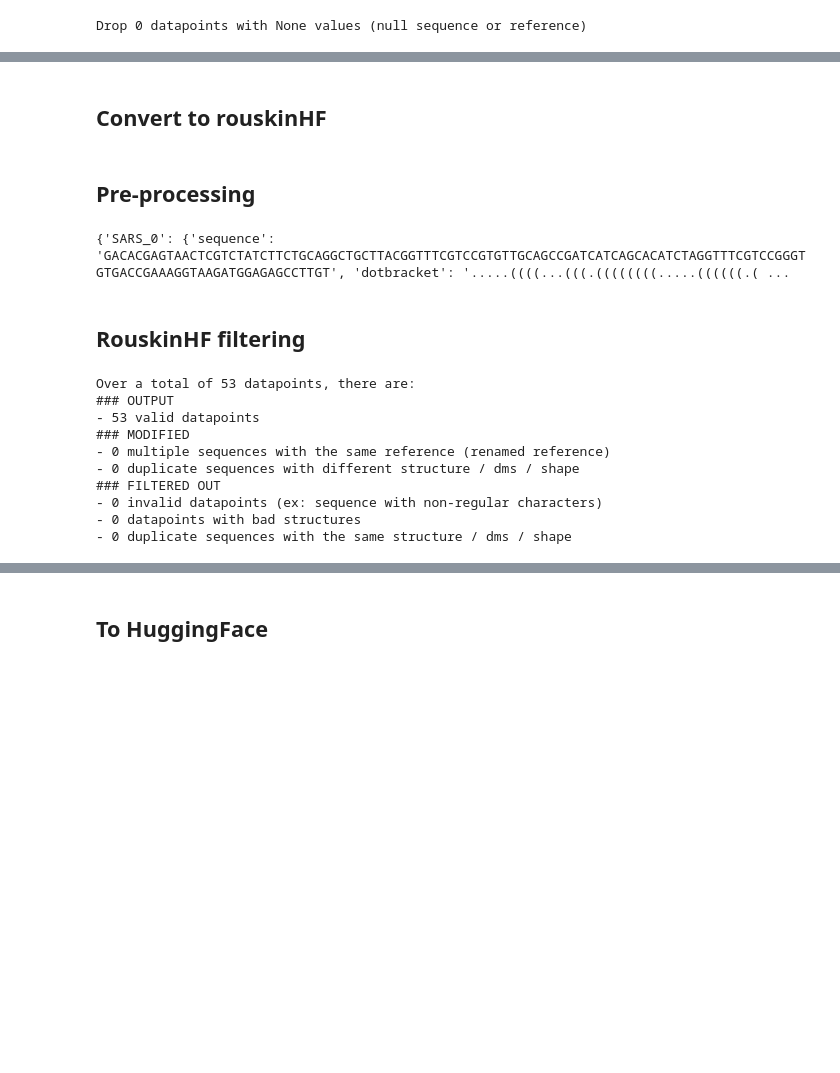
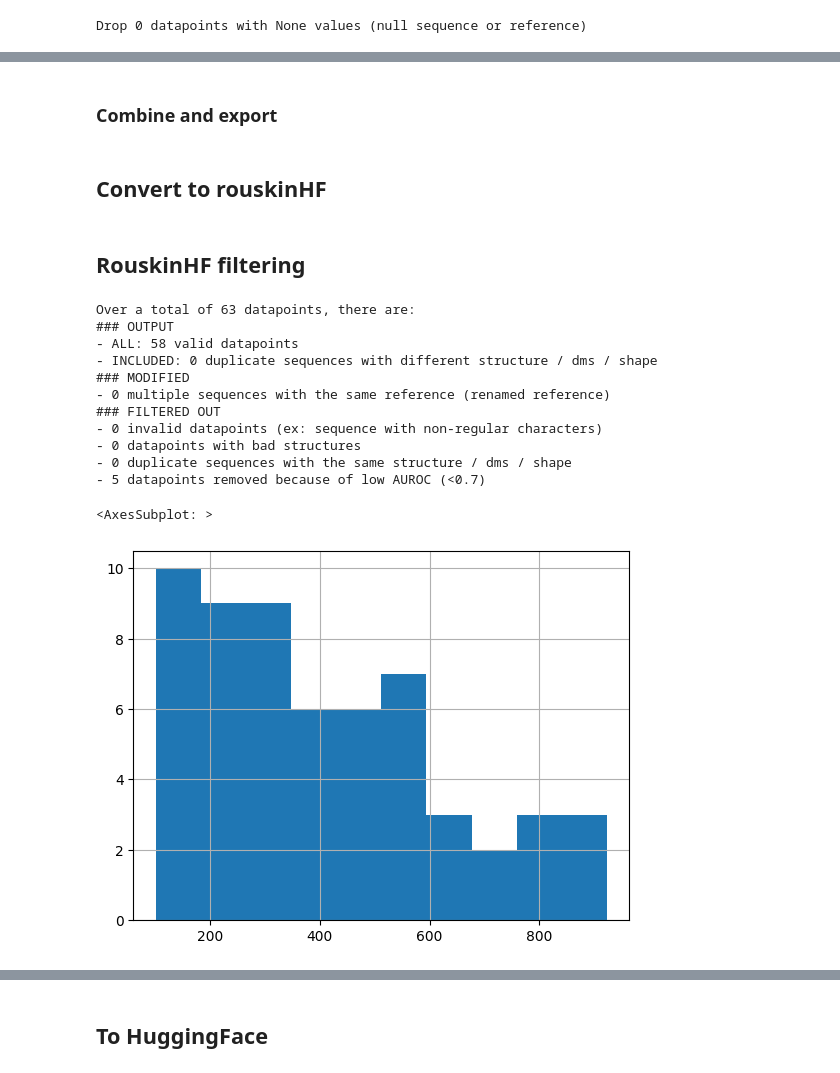
Before and after one commit to rouskinlab/efold_data, a Jupyter notebook: viral_fragments/viral_fragments.ipynb, the cells around one changed output, grey strips where cells are left out. Cells and saved outputs as stored; diff of their text form; code cells hidden in the pictures; blank space fills up the shorter version.

Commit message:
using only one structure for viral_fragments

```diff
--- a/viral_fragments/viral_fragments.ipynb
+++ b/viral_fragments/viral_fragments.ipynb
@@ -125,0 +260,2 @@ compare_frags([sequence_Sukosd, sequence_Watts], [full_shape_HIV, full_shape_HIV
+# %% [markdown]
+### Combine and export
@@ -129,24 +269,6 @@ compare_frags([sequence_Sukosd, sequence_Watts], [full_shape_HIV, full_shape_HIV
 import envbash
 envbash.load.load_envbash('../.env')
 from rouskinhf import convert, upload_dataset, get_dataset
-# %% [markdown]
-## Pre-processing
-# %%
-import json
-
-path = '/Users/yvesmartin/data/viral_fragments/viral_fragments.json'
-raw = json.load(open(path))
-data = {}
-
-for k, v in raw.items():
-    prefix = k
-    for idx, (k2, v2) in enumerate(v.items()):
-        data[f'{prefix}_{idx}'] = {'sequence': k2, 'dotbracket': v2}
-
-json.dump(data, open('data/formatted_viral_fragments.json', 'w'), indent=2)
-print(str(data)[:1000])
-# %% [output]
-{'SARS_0': {'sequence': 'GACACGAGTAACTCGTCTATCTTCTGCAGGCTGCTTACGGTTTCGTCCGTGTTGCAGCCGATCATCAGCACATCTAGGTTTCGTCCGGGTGTGACCGAAAGGTAAGATGGAGAGCCTTGT', 'dotbracket': '.....((((...(((.((((((((.....((((((.( ...
 # %% [markdown]
 ## RouskinHF filtering
 # %%
@@ -154,19 +276,27 @@ from rouskinhf import convert
 
 data = convert(
     'json',
-    'data/formatted_viral_fragments.json',
+    'data/viral_fragments.json',
     name='viral_fragments',
     path_out='data',
-    filter=True
+    filter=True,
+    predict_structure=True,
+    min_AUROC=0.7
 )
 # %% [output]
-Over a total of 53 datapoints, there are:
+Over a total of 63 datapoints, there are:
 ### OUTPUT
-- 53 valid datapoints
+- ALL: 58 valid datapoints
+- INCLUDED: 0 duplicate sequences with different structure / dms / shape
 ### MODIFIED
 - 0 multiple sequences with the same reference (renamed reference)
-- 0 duplicate sequences with different structure / dms / shape
 ### FILTERED OUT
 - 0 invalid datapoints (ex: sequence with non-regular characters)
 - 0 datapoints with bad structures
 - 0 duplicate sequences with the same structure / dms / shape
+- 5 datapoints removed because of low AUROC (<0.7)
+# %%
+pd.DataFrame.from_dict(data).T.sequence.apply(len).hist()
+# %% [output]
+<AxesSubplot: >
+[figure, added]
```
Also changed, not shown: parts of 24 cells of this notebook, 1 other file.
